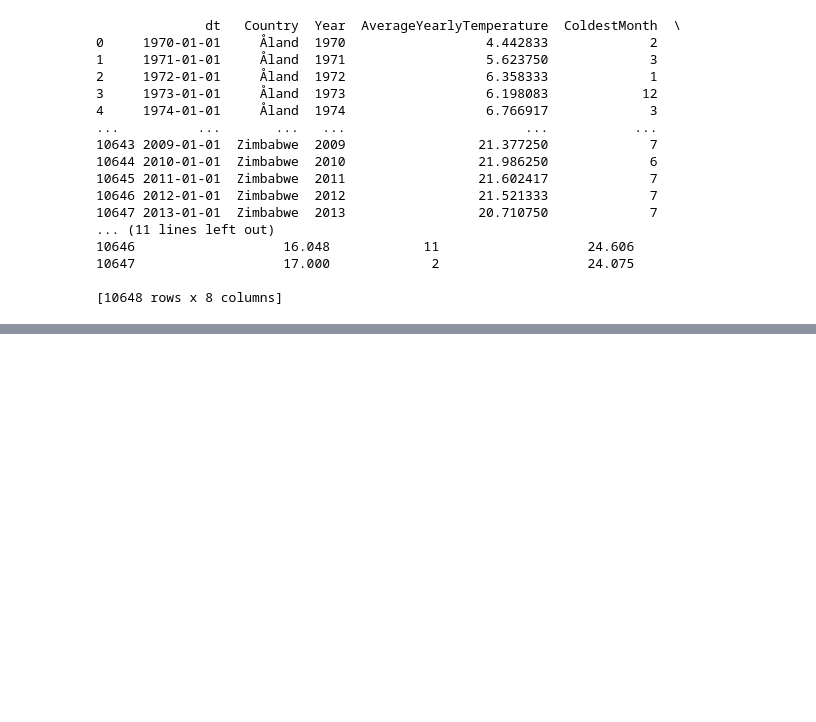
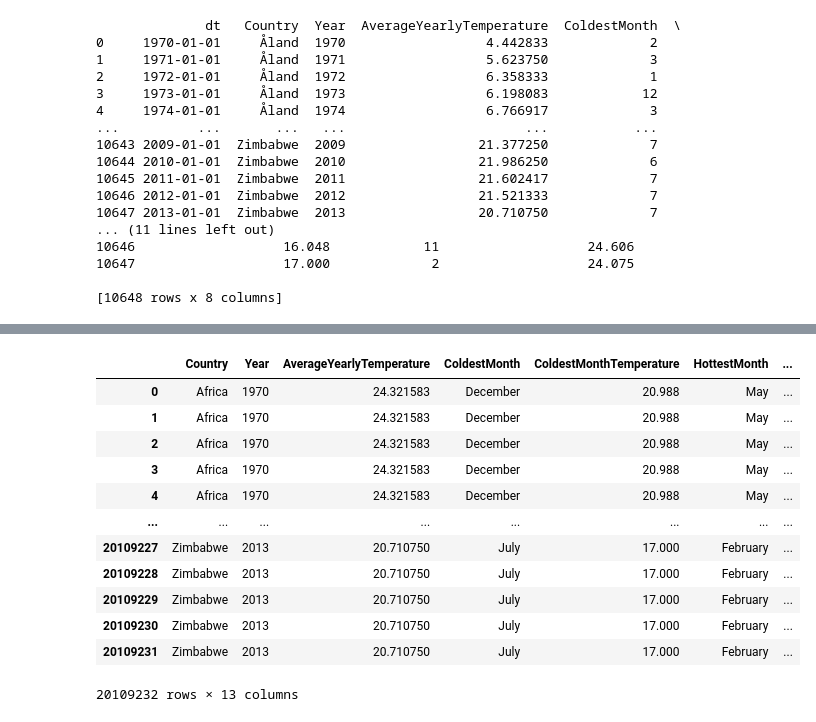
Before and after one commit to EricVan14/ClimateChangeDataMart, a Jupyter notebook: ClimateChangeDataMart.ipynb, the cells around one changed output, grey strips where cells are left out. Saved outputs shown, nothing was run; the diff lists cells and outputs as text; code cells hidden in the pictures; blank space fills up the shorter version.

```diff
--- a/ClimateChangeDataMart.ipynb
+++ b/ClimateChangeDataMart.ipynb
@@ -174,0 +232,21 @@ print(df1)
+# %%
+merged_df = merged_df[merged_df['Gas_Type'] != 'Not Applicable']
+
+# Reset index after filtering
+merged_df.reset_index(drop=True, inplace=True)
+
+merged_df
+# %% [output]
+|  | Country | Year | AverageYearlyTemperature | ColdestMonth | ColdestMonthTemperature | HottestMonth | ... |
+| 0 | Africa | 1970 | 24.321583 | December | 20.988 | May | ... |
+| 1 | Africa | 1970 | 24.321583 | December | 20.988 | May | ... |
+| 2 | Africa | 1970 | 24.321583 | December | 20.988 | May | ... |
+| 3 | Africa | 1970 | 24.321583 | December | 20.988 | May | ... |
+| 4 | Africa | 1970 | 24.321583 | December | 20.988 | May | ... |
+| ... | ... | ... | ... | ... | ... | ... | ... |
+| 20109227 | Zimbabwe | 2013 | 20.710750 | July | 17.000 | February | ... |
+| 20109228 | Zimbabwe | 2013 | 20.710750 | July | 17.000 | February | ... |
+| 20109229 | Zimbabwe | 2013 | 20.710750 | July | 17.000 | February | ... |
+| 20109230 | Zimbabwe | 2013 | 20.710750 | July | 17.000 | February | ... |
+| 20109231 | Zimbabwe | 2013 | 20.710750 | July | 17.000 | February | ... |
+20109232 rows × 13 columns
```
Also changed, not shown: parts of 5 cells of this notebook.
